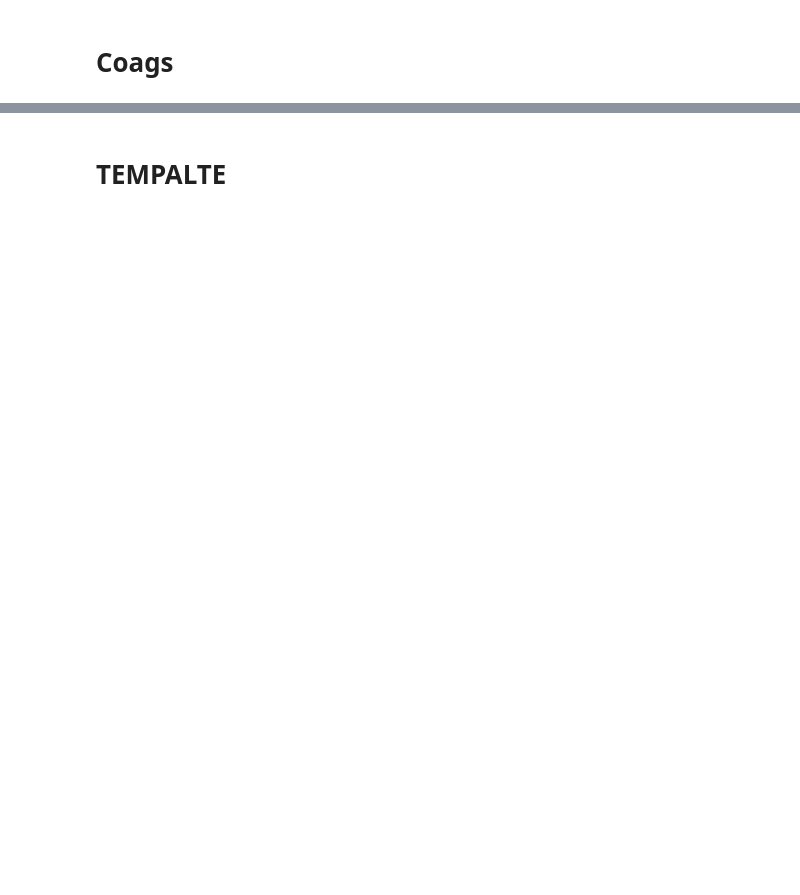
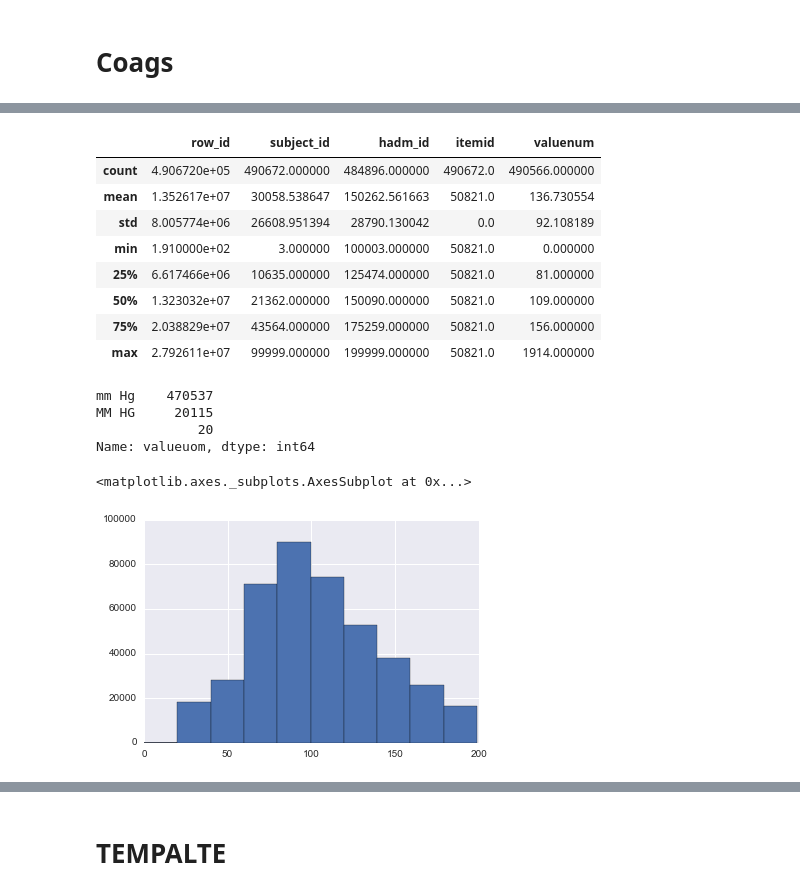
Before and after one commit to jgenk/icu_ml, a Jupyter notebook: 6_Building_all_defs.ipynb, the cells around one changed output, grey strips where cells are left out. Drawn from its saved outputs; the diff is of its cells as text; code cells hidden in the pictures; blank space fills up the shorter version.

```diff
--- a/6_Building_all_defs.ipynb
+++ b/6_Building_all_defs.ipynb
@@ -1603,0 +2058,20 @@ coag_ids = []
+# %%
+display(df_out.describe())
+display(df_out.valueuom.value_counts())
+df_out.loc[df_out.valuenum < 200].valuenum.hist()
+# %% [output]
+|  | row_id | subject_id | hadm_id | itemid | valuenum |
+| count | 4.906720e+05 | 490672.000000 | 484896.000000 | 490672.0 | 490566.000000 |
+| mean | 1.352617e+07 | 30058.538647 | 150262.561663 | 50821.0 | 136.730554 |
+| std | 8.005774e+06 | 26608.951394 | 28790.130042 | 0.0 | 92.108189 |
+| min | 1.910000e+02 | 3.000000 | 100003.000000 | 50821.0 | 0.000000 |
+| 25% | 6.617466e+06 | 10635.000000 | 125474.000000 | 50821.0 | 81.000000 |
+| 50% | 1.323032e+07 | 21362.000000 | 150090.000000 | 50821.0 | 109.000000 |
+| 75% | 2.038829e+07 | 43564.000000 | 175259.000000 | 50821.0 | 156.000000 |
+| max | 2.792611e+07 | 99999.000000 | 199999.000000 | 50821.0 | 1914.000000 |
+mm Hg    470537
+MM HG     20115
+             20
+Name: valueuom, dtype: int64
+<matplotlib.axes._subplots.AxesSubplot at 0x...>
+[figure, added]
```
Also changed, not shown: parts of 206 cells of this notebook, 3 other files.
